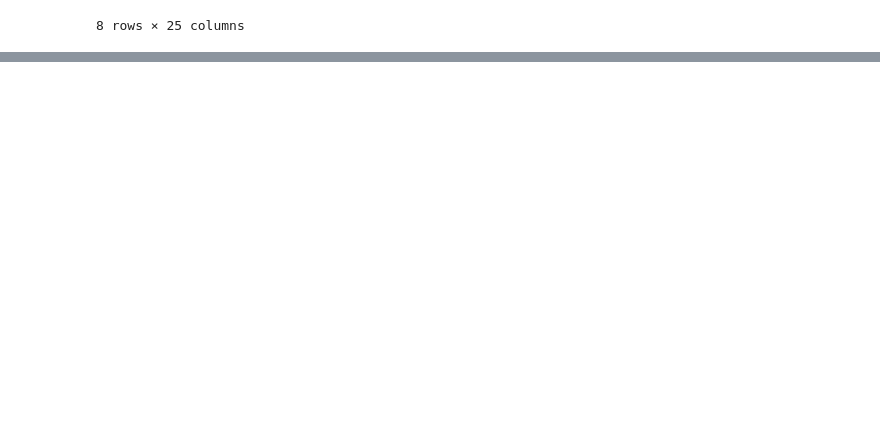
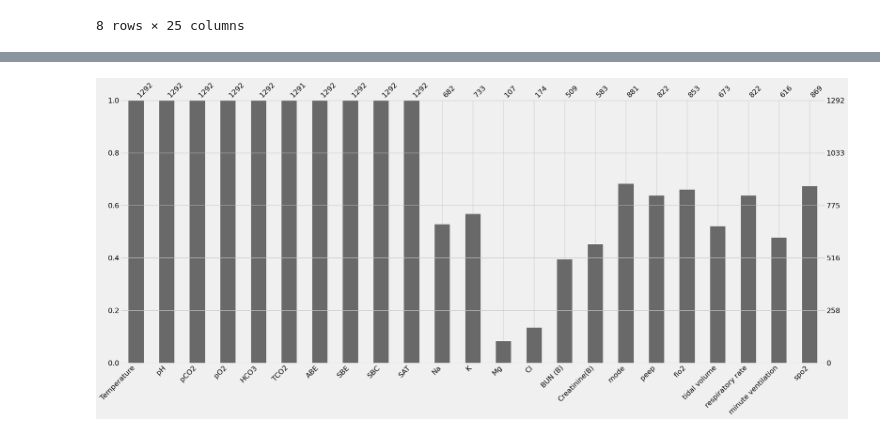
Before and after one commit to yungshun317/sklearn-aftygh-respiratory-therapy, a Jupyter notebook: aftygh_respiratory_therapy_machine_learning_classification.ipynb, the cells around one changed output, grey strips where cells are left out. Drawn from its saved outputs; the diff is of its cells as text; code cells hidden in the pictures; blank space fills up the shorter version.

```diff
--- a/aftygh_respiratory_therapy_machine_learning_classification.ipynb
+++ b/aftygh_respiratory_therapy_machine_learning_classification.ipynb
@@ -80,0 +101,6 @@ for column, ax in zip(data_before_imputation_describe, axes.flatten()):
+# %%
+data_before_imputation_missingno = data_before_imputation.drop(columns=['病歷號', '收件日期', '收件時間'])
+
+msno.matrix(data_before_imputation_missingno.sample(1292), figsize=(20, 20))
+
+plt.savefig('/home/yungshun/workspace/py/sklearn-aftygh-respiratory-therapy/datasets/missingno_matrix.png', bbox_inches='tight')
@@ -80,0 +109,6 @@ for column, ax in zip(data_before_imputation_describe, axes.flatten()):
+# %%
+msno.bar(data_before_imputation_missingno.sample(1292))
+
+plt.savefig('/home/yungshun/workspace/py/sklearn-aftygh-respiratory-therapy/datasets/missingno_bar.png', bbox_inches='tight')
+# %% [output]
+[figure, added]
```
Also changed, not shown: parts of 8 cells of this notebook.
